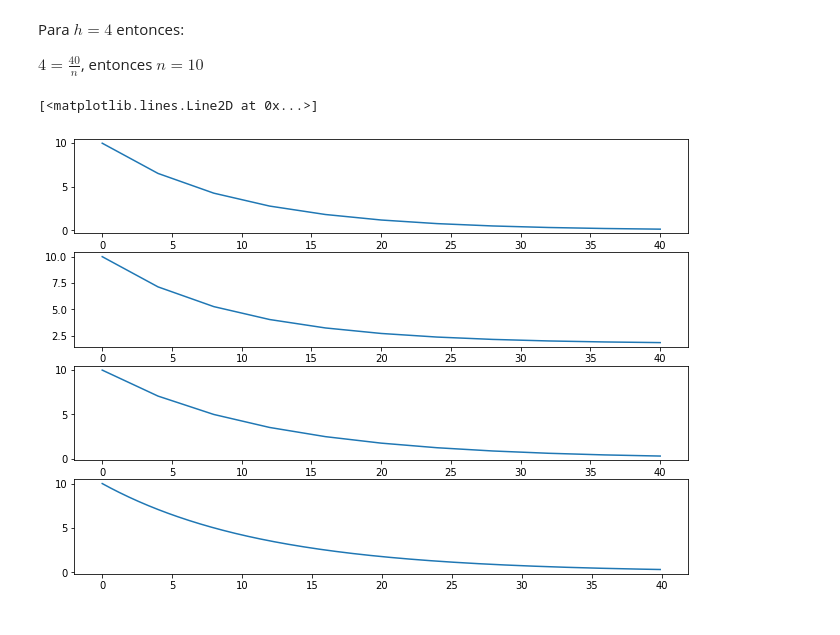
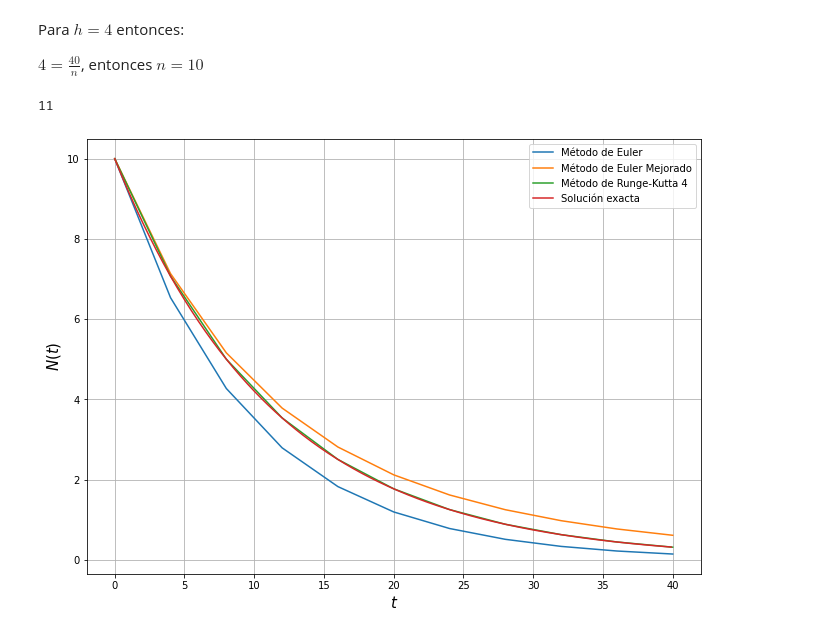
Before and after one commit to Velpe/FisicaComputacional1, a Jupyter notebook: Tarea2.ipynb, the cells around one changed output. Cells and saved outputs as stored; diff of their text form; code cells hidden in the pictures.

```diff
--- a/Tarea2.ipynb
+++ b/Tarea2.ipynb
@@ -40,7 +40,7 @@ def eulerMejorado(f,x_0,x_n,y_0,n):
 
     for i in range(0, len(t)-1):
         y[i+1] = y[i] + h*f(t[i],y[i])
-        y_mej[i+1]=y_mej[i]+(h/2)*(f(t[i],y[i])+f(t[i+1],y[i+1]))
+        y_mej[i+1]=y_mej[i]+(h/2)*(f(t[i],y_mej[i])+f(t[i+1],y[i+1]))
     return (t,y_mej)
 
 def rk4(f,x0,xn,y0,n):
@@ -65,12 +65,20 @@ f=lambda t,y: -lamb*y
 Sol_1=Euler(f,0,40,10,10)
 Sol_2=eulerMejorado(f,0,40,10,10)
 Sol_3=rk4(f,0,40,10,10)
+# %%
+len(Sol_1[1])
+# %% [output]
+11
 # %%
-fig,ax=plt.subplots(4,figsize=(11,8))
-ax[0].plot(Sol_1[0],Sol_1[1])
-ax[1].plot(Sol_2[0],Sol_2[1])
-ax[2].plot(Sol_3[0],Sol_3[1])
-ax[3].plot(t,exactSol(t))
+fig=plt.figure(figsize=(11,8))
+plt.plot(Sol_1[0],Sol_1[1],label="Método de Euler")
+plt.plot(Sol_2[0],Sol_2[1],label="Método de Euler Mejorado")
+plt.plot(Sol_3[0],Sol_3[1],label="Método de Runge-Kutta 4")
+plt.plot(t,exactSol(t),label="Solución exacta")
+plt.legend()
+plt.grid()
+plt.ylabel('$N(t)$',size=15)
+plt.xlabel('$t$',size=15)
+plt.show()
 # %% [output]
-[<matplotlib.lines.Line2D at 0x...>]
-[figure, old version]
+[figure, new version]
```
Also changed, not shown: parts of 1 cell of this notebook, 1 other file.
